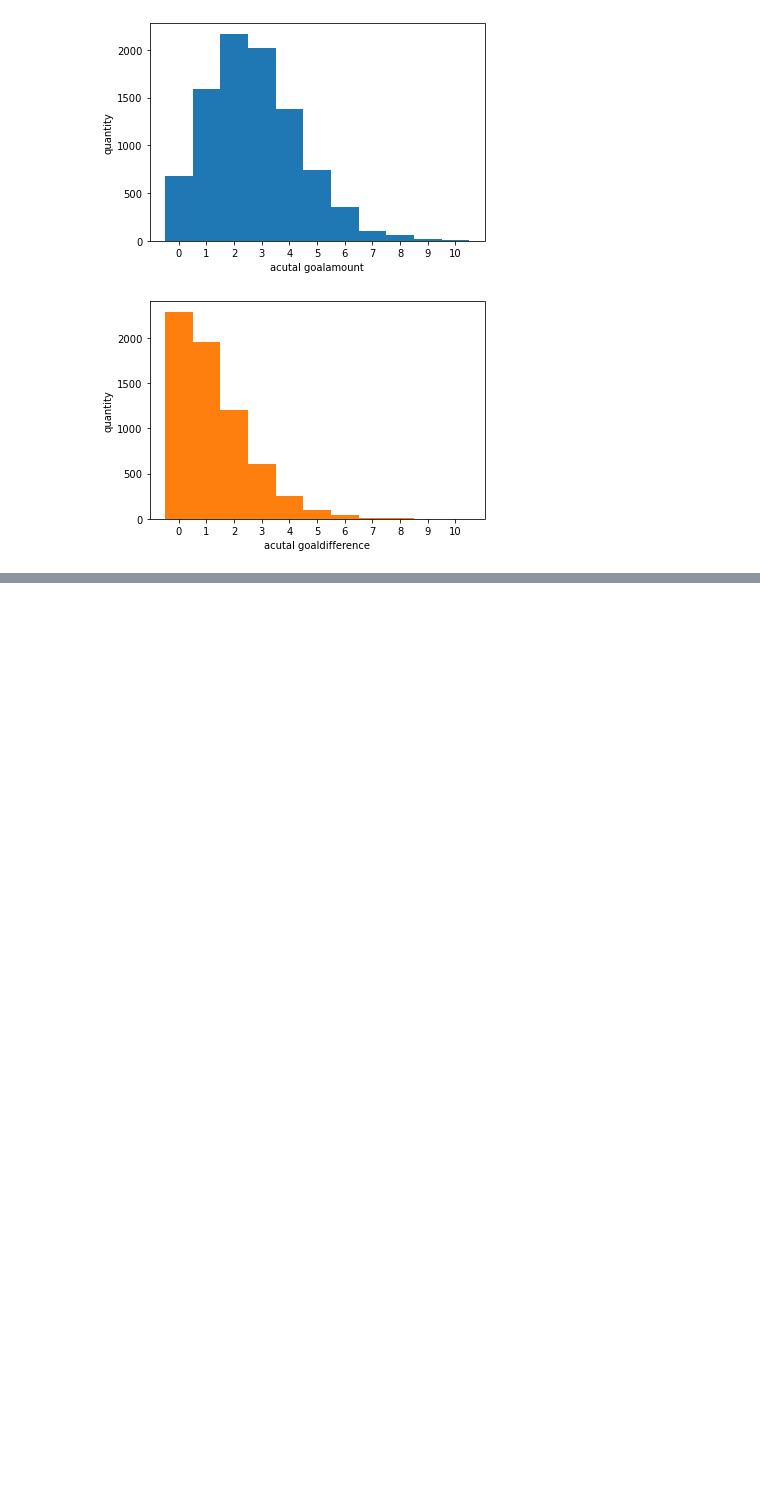
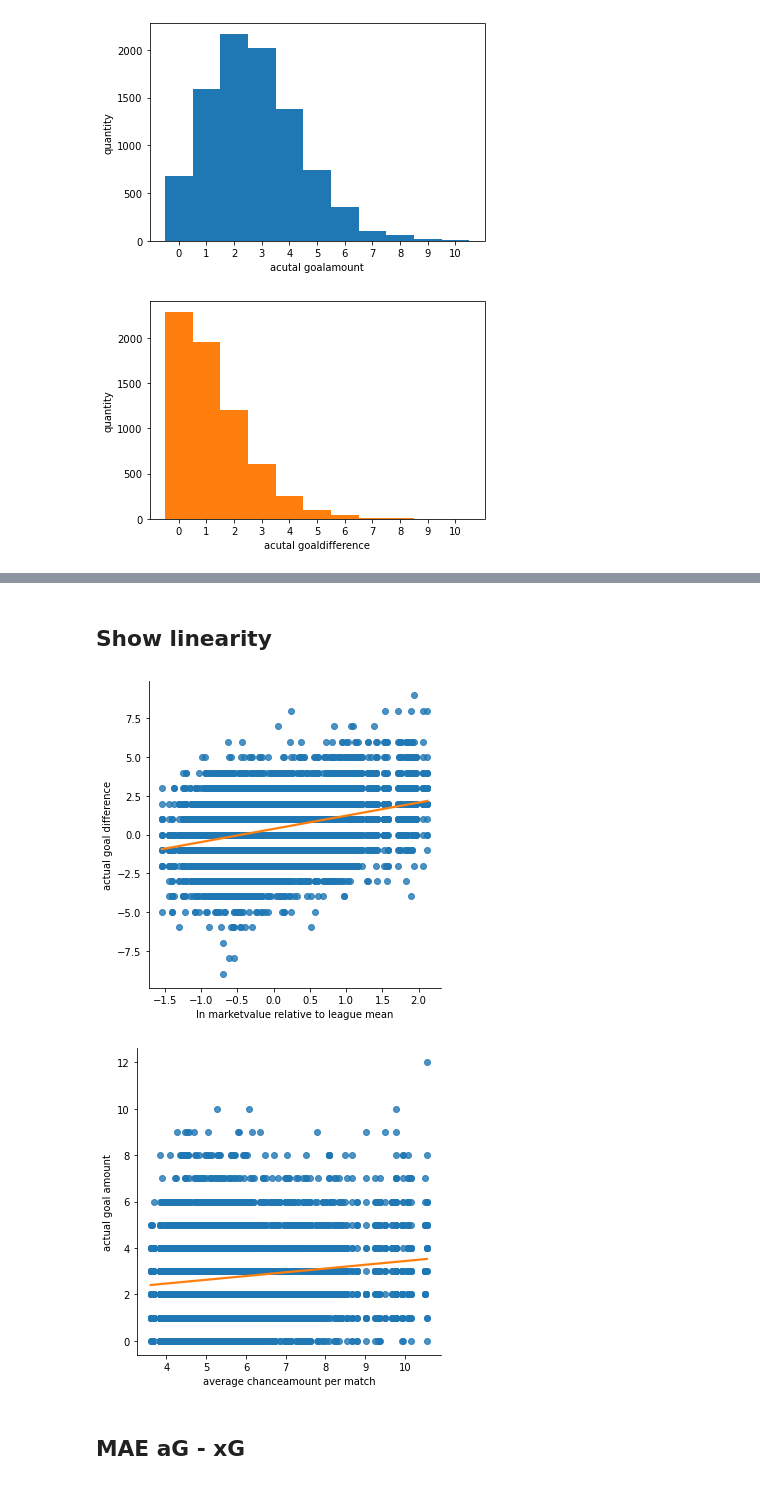
Before and after one commit to LUKEx76/football_prediction, a Jupyter notebook: plotting/plotting.ipynb, the cells around one changed output, grey strips where cells are left out. Drawn from its saved outputs; the diff is of its cells as text; code cells hidden in the pictures; blank space fills up the shorter version.

```diff
--- a/plotting/plotting.ipynb
+++ b/plotting/plotting.ipynb
@@ -233,3 +233,24 @@ xGAd > 5 and xGDd > 4
 0.003723986856516977
 [figure]
 [figure]
+# %% [markdown]
+## Show linearity
+# %%
+sns.lmplot(x="ht_market_value_ln_relative", y="actual_goaldiff",
+           data=df_matches, ci=None,fit_reg=True, line_kws={'color': 'tab:orange'})
+plt.ylabel("actual goal difference")
+plt.xlabel("ln marketvalue relative to league mean")
+
+plt.show()
+
+sns.lmplot(x="ht_last_year_chanceamount", y="actual_goalamount",
+           data=df_matches.query("season > 14"), ci=None, fit_reg=True, line_kws={'color': 'tab:orange'})
+plt.ylabel("actual goal amount")
+plt.xlabel("average chanceamount per match")
+
+plt.show()
+# %% [output]
+[figure, added]
+[figure, added]
+# %% [markdown]
+## MAE aG - xG
```
Also changed, not shown: parts of 2 cells of this notebook, 4 other files.
